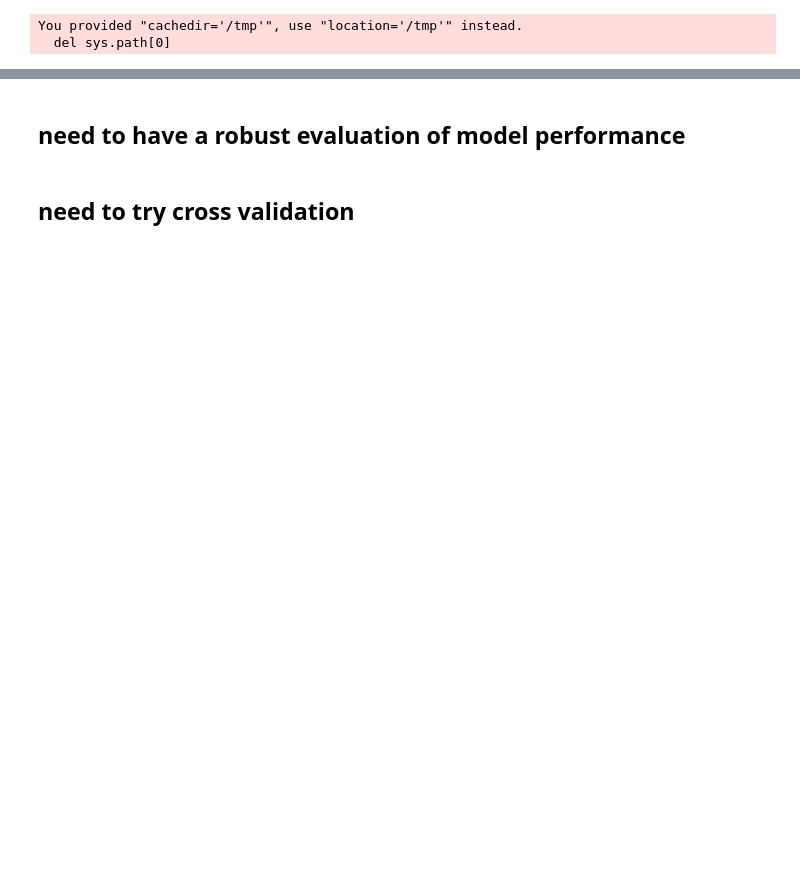
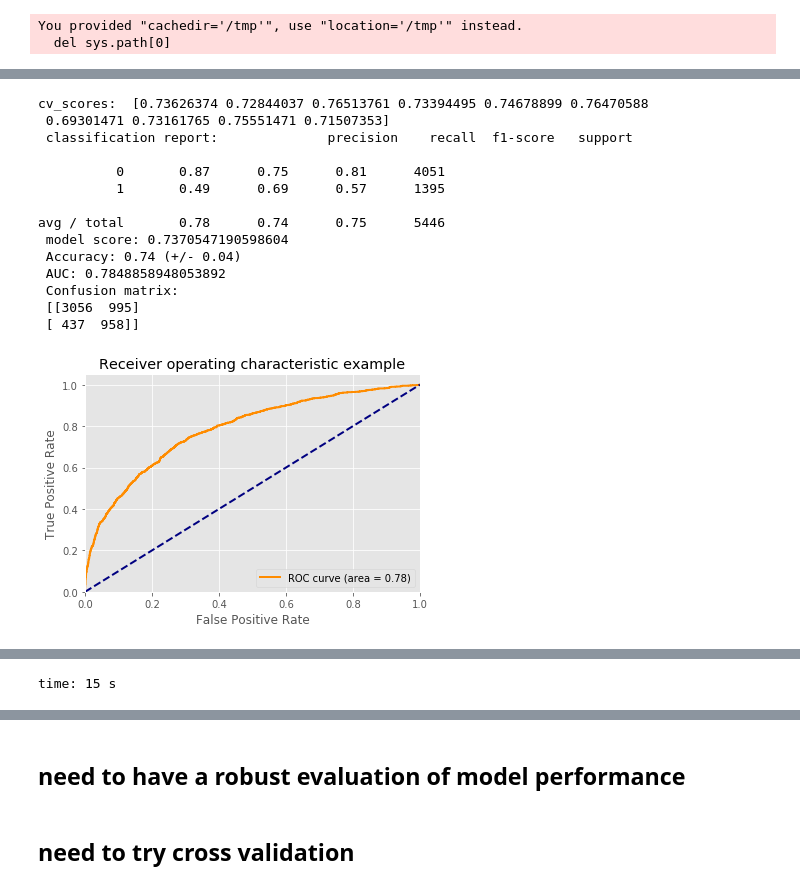
Before and after one commit to kellylinyingxin/mimiciii-antibiotics-modeling, a Jupyter notebook: notebooks/09.01-BaselineModelBuilding.ipynb, the cells around one changed output, grey strips where cells are left out. Drawn from its saved outputs; the diff is of its cells as text; code cells hidden in the pictures; blank space fills up the shorter version.

```diff
--- a/notebooks/09.01-BaselineModelBuilding.ipynb
+++ b/notebooks/09.01-BaselineModelBuilding.ipynb
@@ -1106,0 +907,18 @@ for time_interval in [24]:  # ,48,72,96,120,144]:
+# %%
+#ROC plot
+
+def model_roc(y, y_score):
+    roc_output= roc_curve(np.ravel(y),y_score)
+    plt.figure()
+    lw = 2
+    plt.plot(roc_output[0], roc_output[1], color='darkorange',
+             lw=lw, label='ROC curve (area = %0.2f)' % roc_auc_score(np.ravel(y), y_score))
+    plt.plot([0, 1], [0, 1], color='navy', lw=lw, linestyle='--')
+    plt.xlim([0.0, 1.0])
+    plt.ylim([0.0, 1.05])
+    plt.xlabel('False Positive Rate')
+    plt.ylabel('True Positive Rate')
+    plt.title('Receiver operating characteristic example')
+    plt.legend(loc="lower right")
+    plt.show()
+    return(plt)
@@ -1106,0 +1022,55 @@ for time_interval in [24]:  # ,48,72,96,120,144]:
+# %%
+#my cv implementation of logistic regression_ -out of place here but useful reference
+# #cv using logistic reg  ##correct
+from sklearn.metrics import roc_curve, auc
+from sklearn.linear_model import LogisticRegression
+from sklearn import metrics, cross_validation
+import sklearn.cross_validation
+from sklearn.model_selection import cross_val_predict
+
+X, y, labels, classes = preprocessing(allFileRead(0))
+
+# setup model
+classifier= LogisticRegression(class_weight="balanced")
+
+##initializing model NOTE NO MODEL.FIT WAS USED HERE IN CV METHOD, need to dig into more about why this works as it does.
+#model_fit= classifier.fit(X, y)fit
+
+# cross-validation scores
+scores = cross_val_score(classifier, X, y, cv=10) #accuracy score across each cv
+y_pred = cross_validation.cross_val_predict(classifier, X, y, cv=10)
+
+#HMMMM, I NED TO LOOK INTO Y_PRED, THIS MAY NOT BE KOSHER FOR CV
+
+##confusion matrix
+confuse= confusion_matrix(y, y_pred) #which is the correct order?
+
+##scoring model based on true positive prediction rate and AUC.
+model_score= metrics.accuracy_score(y, y_pred)
+y_score = cross_val_predict(classifier, X, y, cv=5, method='predict_proba')[:,1]
+auc_score= roc_auc_score(y, y_score)
+
+print("cv_scores: ", scores,
+    "\n classification report:", metrics.classification_report(y, y_pred),
+      "model score: %s \n" %(model_score),
+    "Accuracy: %0.2f (+/- %0.2f) \n" % (scores.mean(), scores.std() * 2),
+    "AUC: %s \n" % (roc_auc_score(y, y_score)),
+     "Confusion matrix: \n %s" %(confuse))
+
+model_roc(y, y_score)
+# %% [output]
+cv_scores:  [0.73626374 0.72844037 0.76513761 0.73394495 0.74678899 0.76470588
+ 0.69301471 0.73161765 0.75551471 0.71507353]
+ classification report:              precision    recall  f1-score   support
+
+          0       0.87      0.75      0.81      4051
+          1       0.49      0.69      0.57      1395
+
+avg / total       0.78      0.74      0.75      5446
+ model score: 0.7370547190598604
+ Accuracy: 0.74 (+/- 0.04)
+ AUC: 0.7848858948053892
+ Confusion matrix:
+ [[3056  995]
+ [ 437  958]]
+[figure, added]
@@ -1106,0 +1078 @@ for time_interval in [24]:  # ,48,72,96,120,144]:
+time: 15 s
```
Also changed, not shown: parts of 228 cells of this notebook.
